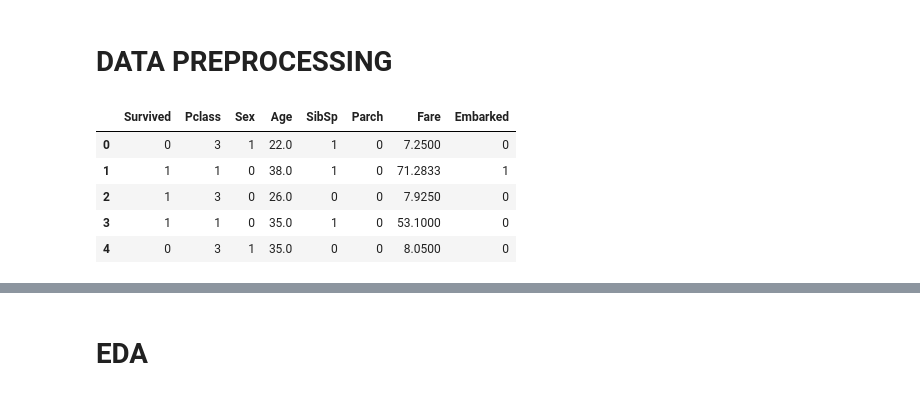
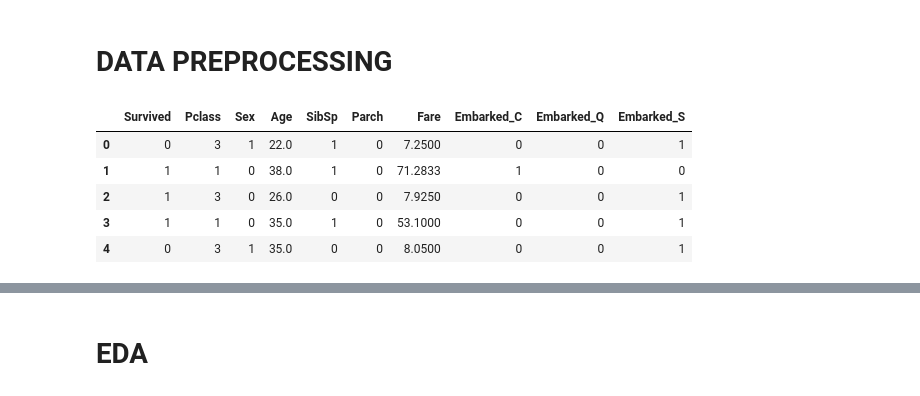
Before and after one commit to yyusufcoskun/Titanic-RF-Kaggle, a Jupyter notebook: main.ipynb, the cells around one changed output, grey strips where cells are left out. Saved outputs shown, nothing was run; the diff lists cells and outputs as text; code cells hidden in the pictures.

```diff
--- a/main.ipynb
+++ b/main.ipynb
@@ -30,16 +31,21 @@ dftr.drop(['Name','Ticket', "Cabin", "PassengerId"],axis=1,inplace=True)
 # %%
 nan_rows = dftr[dftr.isna().any(axis=1)]
 dftr['Embarked'].fillna("Q", inplace=True)
 dftr['Sex'] = dftr['Sex'].replace({'female': 0, 'male': 1})
-dftr['Embarked'] = dftr['Embarked'].replace({'S': 0, 'C': 1, "Q" : 2}).astype(int)
+# dftr['Embarked'] = dftr['Embarked'].replace({'S': 0, 'C': 1, "Q" : 2}).astype(int)
+
+embarked_encoded_train = pd.get_dummies(dftr["Embarked"], prefix="Embarked")
+dftr = pd.concat([dftr, embarked_encoded_train], axis=1)
+dftr = dftr.drop("Embarked", axis=1)
+
 dftr.head()
 # %% [output]
-|  | Survived | Pclass | Sex | Age | SibSp | Parch | Fare | Embarked |
-| 0 | 0 | 3 | 1 | 22.0 | 1 | 0 | 7.2500 | 0 |
-| 1 | 1 | 1 | 0 | 38.0 | 1 | 0 | 71.2833 | 1 |
-| 2 | 1 | 3 | 0 | 26.0 | 0 | 0 | 7.9250 | 0 |
-| 3 | 1 | 1 | 0 | 35.0 | 1 | 0 | 53.1000 | 0 |
-| 4 | 0 | 3 | 1 | 35.0 | 0 | 0 | 8.0500 | 0 |
+|  | Survived | Pclass | Sex | Age | SibSp | Parch | Fare | Embarked_C | Embarked_Q | Embarked_S |
+| 0 | 0 | 3 | 1 | 22.0 | 1 | 0 | 7.2500 | 0 | 0 | 1 |
+| 1 | 1 | 1 | 0 | 38.0 | 1 | 0 | 71.2833 | 1 | 0 | 0 |
+| 2 | 1 | 3 | 0 | 26.0 | 0 | 0 | 7.9250 | 0 | 0 | 1 |
+| 3 | 1 | 1 | 0 | 35.0 | 1 | 0 | 53.1000 | 0 | 0 | 1 |
+| 4 | 0 | 3 | 1 | 35.0 | 0 | 0 | 8.0500 | 0 | 0 | 1 |
 # %%
 print(dftr.dtypes)
 # %% [output]
```
Also changed, not shown: parts of 19 cells of this notebook, 1 other file.
